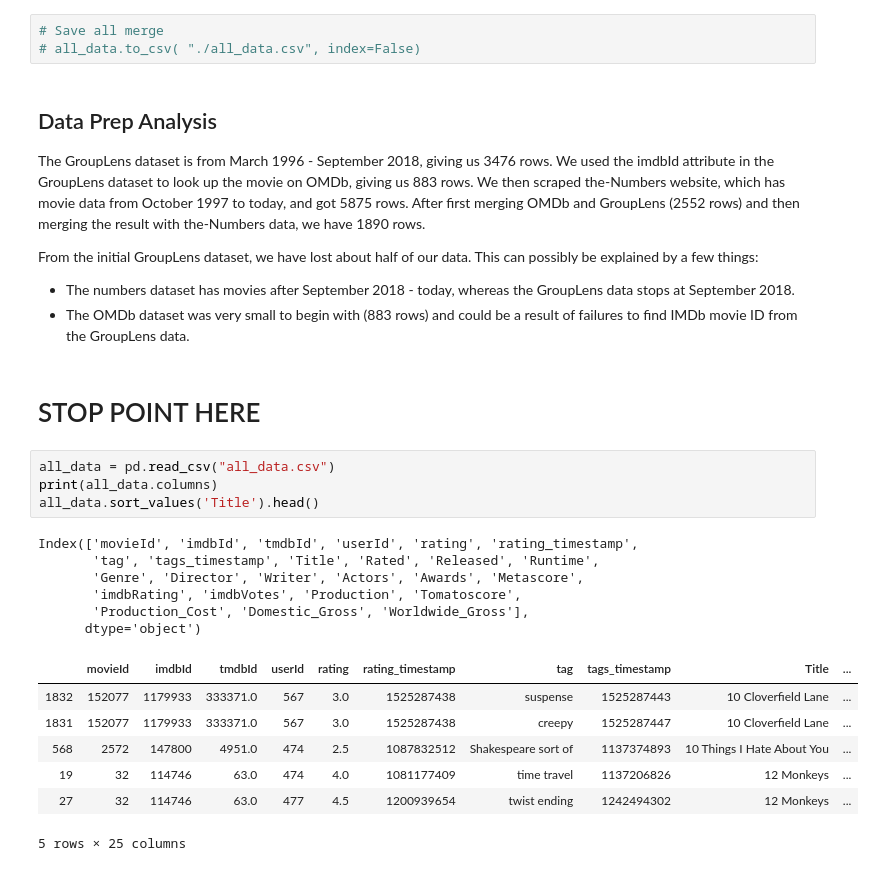
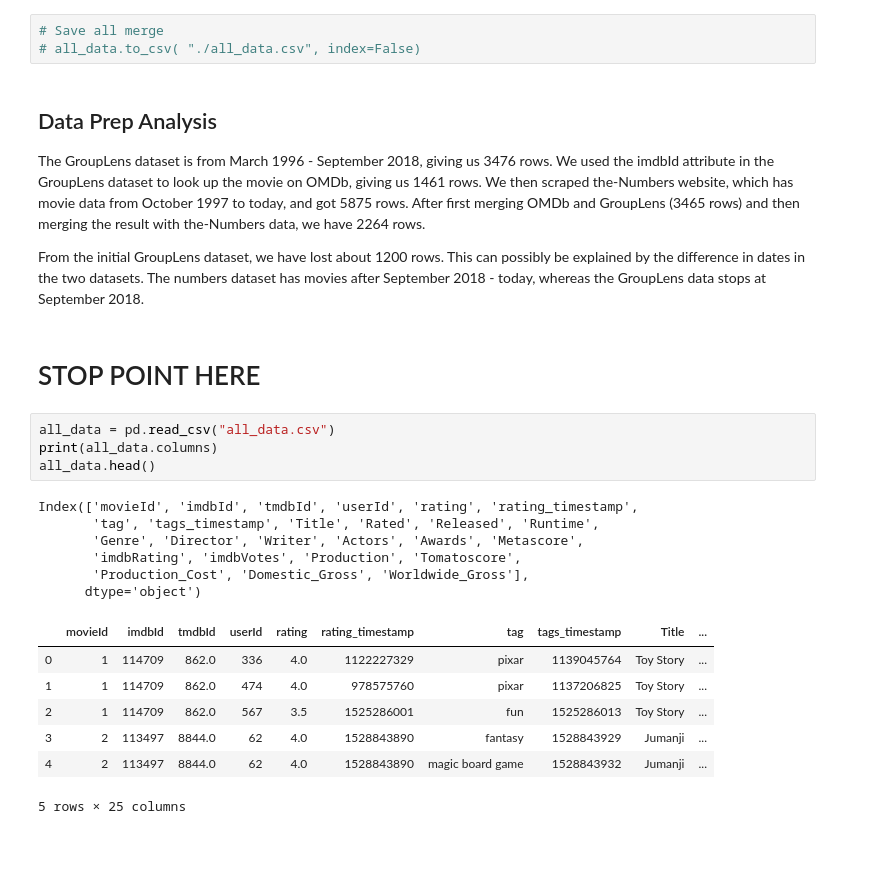
Before and after one commit to mel-ding/Comp340Project, a Jupyter notebook: MD-TermProject.ipynb, the cells around one changed output. Saved outputs shown, nothing was run; the diff lists cells and outputs as text; blank space fills up the shorter version.

```diff
--- a/MD-TermProject.ipynb
+++ b/MD-TermProject.ipynb
@@ -353,29 +354,26 @@ All data:  (1896, 25)
 # %% [markdown]
 ## Data Prep Analysis
 
-The GroupLens dataset is from March 1996 - September 2018, giving us 3476 rows. We used the imdbId attribute in the GroupLens dataset to look up the movie on OMDb, giving us 883 rows. We then scraped the-Numbers website, which has movie data from October 1997 to today, and got 5875 rows. After first merging OMDb and GroupLens (2552 rows) and then merging the result with the-Numbers data, we have 1890 rows.
+The GroupLens dataset is from March 1996 - September 2018, giving us 3476 rows. We used the imdbId attribute in the GroupLens dataset to look up the movie on OMDb, giving us 1461 rows. We then scraped the-Numbers website, which has movie data from October 1997 to today, and got 5875 rows. After first merging OMDb and GroupLens (3465 rows) and then merging the result with the-Numbers data, we have 2264 rows.
 
-From the initial GroupLens dataset, we have lost about half of our data. This can possibly be explained by a few things:
-
-- The numbers dataset has movies after September 2018 - today, whereas the GroupLens data stops at September 2018.
-- The OMDb dataset was very small to begin with (883 rows) and could be a result of failures to find IMDb movie ID from the GroupLens data.
+From the initial GroupLens dataset, we have lost about 1200 rows. This can possibly be explained by the difference in dates in the two datasets. The numbers dataset has movies after September 2018 - today, whereas the GroupLens data stops at September 2018.
 # %% [markdown]
 # STOP POINT HERE
 # %%
 all_data = pd.read_csv("all_data.csv")
 print(all_data.columns)
-all_data.sort_values('Title').head()
+all_data.head()
 # %% [output]
 Index(['movieId', 'imdbId', 'tmdbId', 'userId', 'rating', 'rating_timestamp',
        'tag', 'tags_timestamp', 'Title', 'Rated', 'Released', 'Runtime',
        'Genre', 'Director', 'Writer', 'Actors', 'Awards', 'Metascore',
        'imdbRating', 'imdbVotes', 'Production', 'Tomatoscore',
        'Production_Cost', 'Domestic_Gross', 'Worldwide_Gross'],
       dtype='object')
 |  | movieId | imdbId | tmdbId | userId | rating | rating_timestamp | tag | tags_timestamp | Title | ... |
-| 1832 | 152077 | 1179933 | 333371.0 | 567 | 3.0 | 1525287438 | suspense | 1525287443 | 10 Cloverfield Lane | ... |
-| 1831 | 152077 | 1179933 | 333371.0 | 567 | 3.0 | 1525287438 | creepy | 1525287447 | 10 Cloverfield Lane | ... |
-| 568 | 2572 | 147800 | 4951.0 | 474 | 2.5 | 1087832512 | Shakespeare sort of | 1137374893 | 10 Things I Hate About You | ... |
-| 19 | 32 | 114746 | 63.0 | 474 | 4.0 | 1081177409 | time travel | 1137206826 | 12 Monkeys | ... |
-| 27 | 32 | 114746 | 63.0 | 477 | 4.5 | 1200939654 | twist ending | 1242494302 | 12 Monkeys | ... |
+| 0 | 1 | 114709 | 862.0 | 336 | 4.0 | 1122227329 | pixar | 1139045764 | Toy Story | ... |
+| 1 | 1 | 114709 | 862.0 | 474 | 4.0 | 978575760 | pixar | 1137206825 | Toy Story | ... |
+| 2 | 1 | 114709 | 862.0 | 567 | 3.5 | 1525286001 | fun | 1525286013 | Toy Story | ... |
+| 3 | 2 | 113497 | 8844.0 | 62 | 4.0 | 1528843890 | fantasy | 1528843929 | Jumanji | ... |
+| 4 | 2 | 113497 | 8844.0 | 62 | 4.0 | 1528843890 | magic board game | 1528843932 | Jumanji | ... |
 5 rows × 25 columns
```
Also changed, not shown: parts of 13 cells of this notebook, 1 other file.
